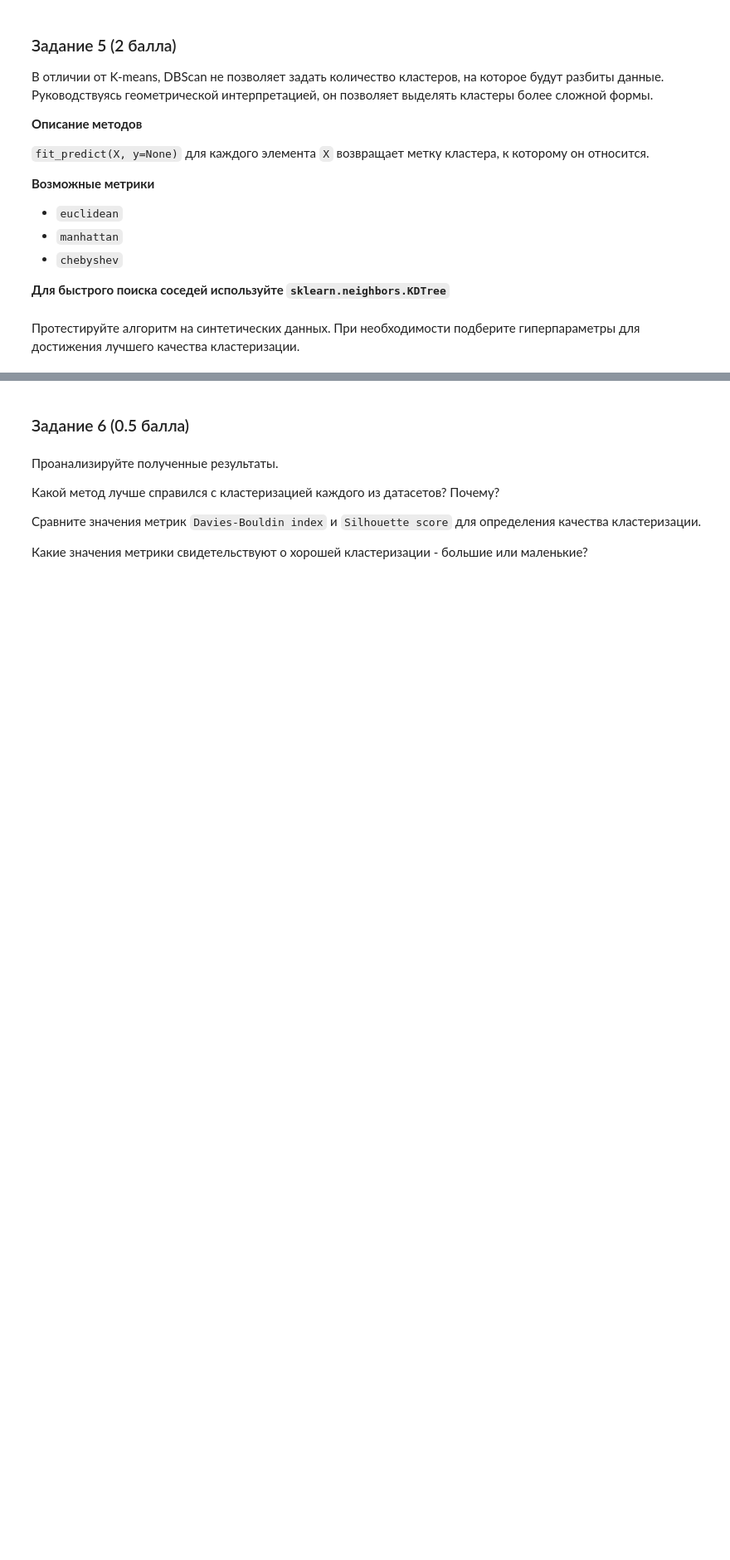
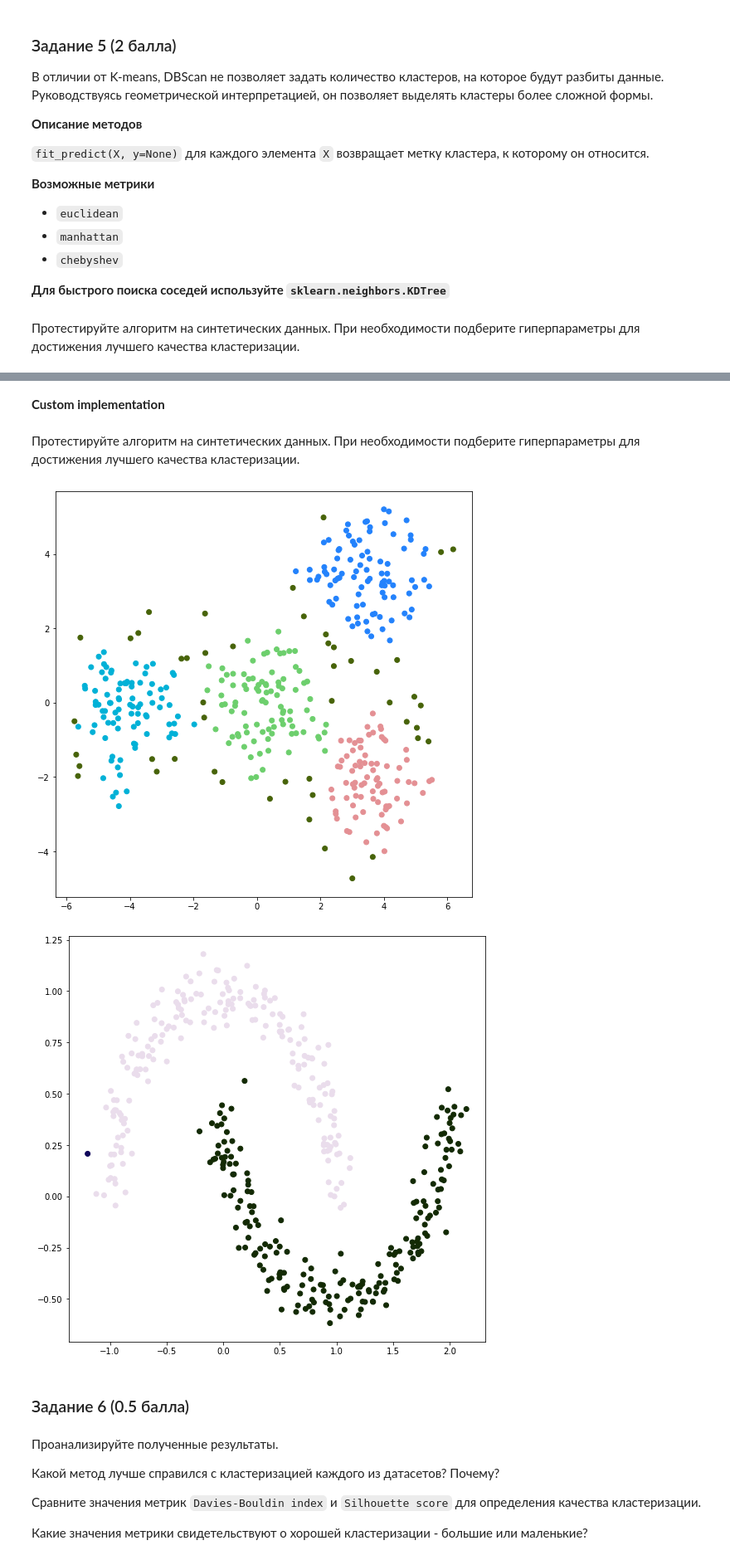
Before and after one commit to khamitovdr/ML_BioinformaticsInstitute, a Jupyter notebook: HW_2/HW_2_kNN_Clustering.ipynb, the cells around one changed output, grey strips where cells are left out. Shown at 83% size. Cells and saved outputs as stored; diff of their text form; code cells hidden in the pictures; blank space fills up the shorter version.

```diff
--- a/HW_2/HW_2_kNN_Clustering.ipynb
+++ b/HW_2/HW_2_kNN_Clustering.ipynb
@@ -543,0 +565,2 @@ IndexError: index 1 is out of bounds for axis 0 with size 1
+# %% [markdown]
+__Custom implementation__
@@ -544,3 +625,16 @@ IndexError: index 1 is out of bounds for axis 0 with size 1
+# %% [markdown]
+Протестируйте алгоритм на синтетических данных. При необходимости подберите гиперпараметры для достижения лучшего качества кластеризации.
+# %%
+dbscan_cstm = DBScanCstm(eps=0.56)
+labels = dbscan_cstm.fit_predict(X_1)
+visualize_clasters(X_1, labels)
+
+dbscan_cstm = DBScan(eps=0.2)
+labels = dbscan_cstm.fit_predict(X_2)
+visualize_clasters(X_2, labels)
+# %% [output]
+[figure, added]
+[figure, added]
 # %% [markdown]
 ### Задание 6 (0.5 балла)
 # %% [markdown]
```
Also changed, not shown: parts of 10 cells of this notebook.
